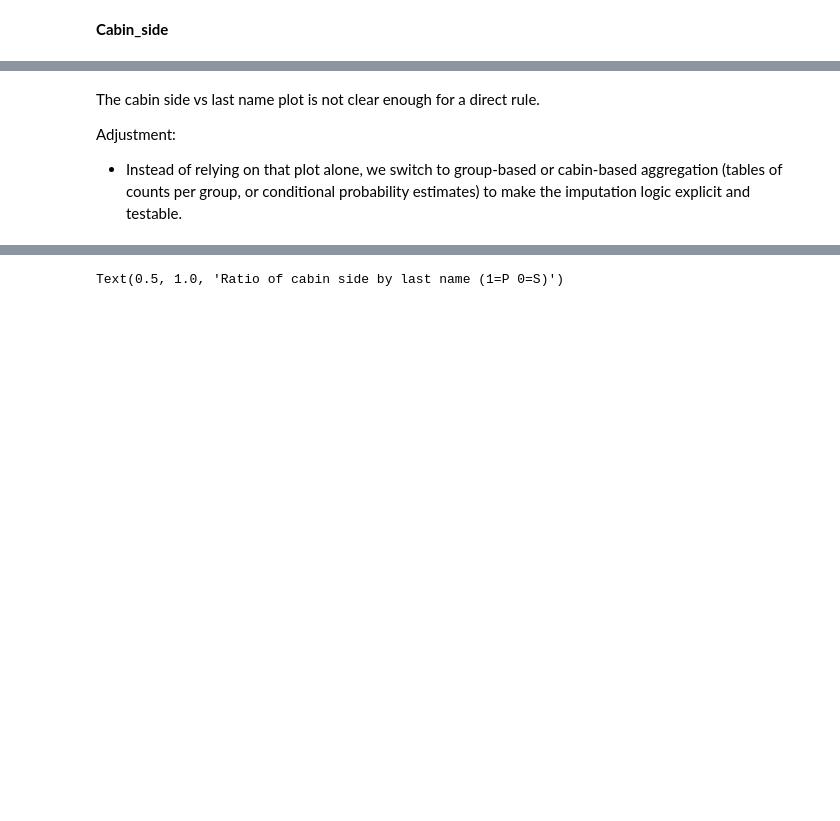
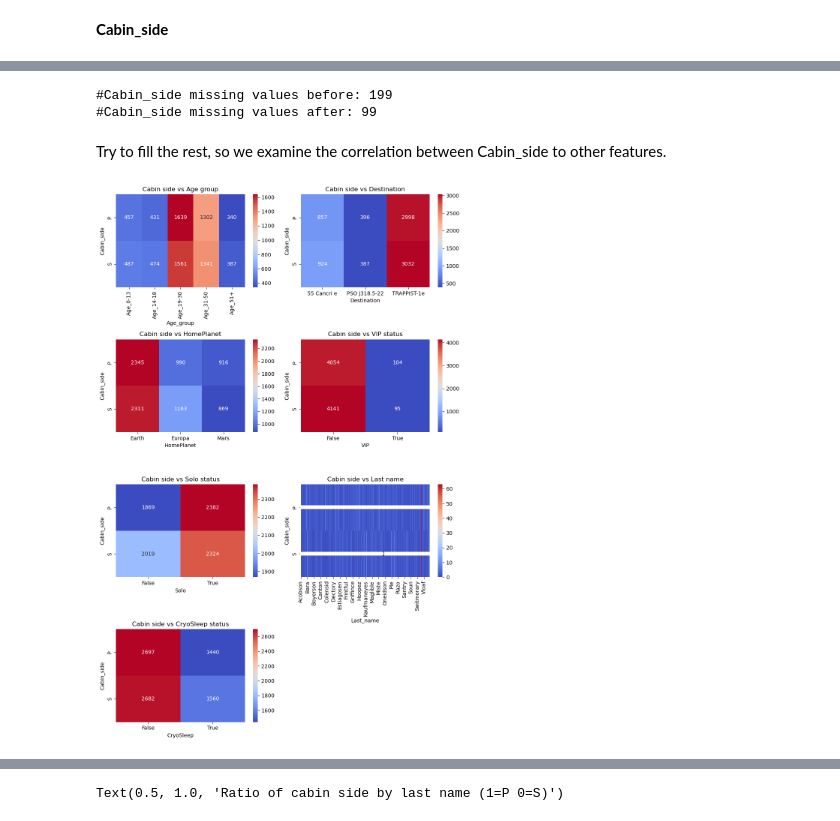
Before and after one commit to YarinArava/SpaceShipTitanic_FinalProject, a Jupyter notebook: Spaceship_Titanic_corrected.ipynb, the cells around one changed output, grey strips where cells are left out. Drawn from its saved outputs; the diff is of its cells as text; code cells hidden in the pictures; blank space fills up the shorter version.

```diff
--- a/Spaceship_Titanic_corrected.ipynb
+++ b/Spaceship_Titanic_corrected.ipynb
@@ -1121,5 +1029,57 @@ plt.show()
-# %% [markdown]
-The cabin side vs last name plot is not clear enough for a direct rule.
-
-Adjustment:
-- Instead of relying on that plot alone, we switch to group-based or cabin-based aggregation (tables of counts per group, or conditional probability estimates) to make the imputation logic explicit and testable.
+# %%
+CS_start = df['Cabin_side'].isna().sum()
+
+for _, g in df.groupby('PassengerGroup'):
+
+    # Only fill if group has more than 1 member
+    if len(g) <= 1:
+        continue
+
+    # Get known cabin sides in the group
+    known_side = g['Cabin_side'].dropna().unique()
+
+    # Fill missing Cabin_side within the group
+    df.loc[g.index, 'Cabin_side'] = g['Cabin_side'].fillna(known_side[0])
+
+print('#Cabin_side missing values before:', CS_start)
+print('#Cabin_side missing values after:', df['Cabin_side'].isna().sum())
+# %% [output]
+#Cabin_side missing values before: 199
+#Cabin_side missing values after: 99
+# %% [markdown]
+Try to fill the rest, so we examine the correlation between Cabin_side to other features.
+# %%
+features = [
+    ('Age_group', 'Cabin side vs Age group'),
+    ('Destination', 'Cabin side vs Destination'),
+    ('HomePlanet', 'Cabin side vs HomePlanet'),
+    ('VIP', 'Cabin side vs VIP status'),
+    ('Solo', 'Cabin side vs Solo status'),
+    ('Last_name', 'Cabin side vs Last name'),
+    ('CryoSleep', 'Cabin side vs CryoSleep status'),
+]
+
+plt.figure(figsize=(10,15))
+
+for i, (feat, title) in enumerate(features, 1):
+    plt.subplot(4, 2, i)
+
+    table = (
+        df.groupby([feat, 'Cabin_side'])
+          .size()
+          .unstack(fill_value=0)
+    )
+
+    sns.heatmap(
+        table.T,
+        annot=True,
+        fmt=".0f",
+        cmap='coolwarm'
+    )
+
+    plt.title(title)
+
+plt.tight_layout()
+plt.show()
+# %% [output]
+[figure, added]
```
Also changed, not shown: parts of 34 cells of this notebook.
